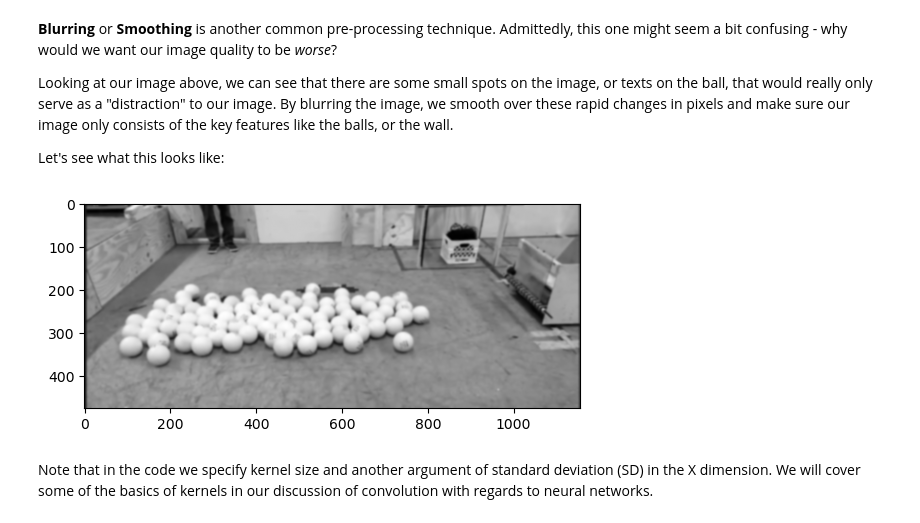
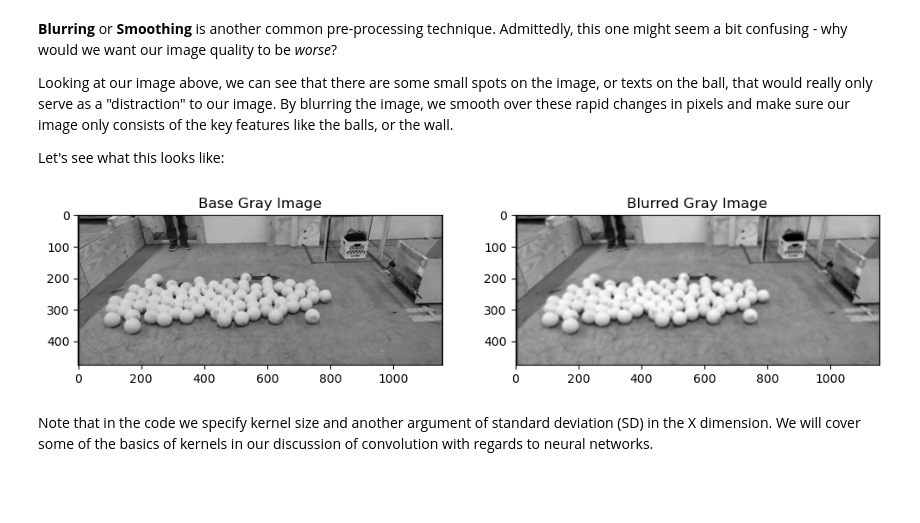
Before and after one commit to nickmelamed/mortorq_instruction, a Jupyter notebook: ml_resources/cv_primer/02-features.ipynb, the cells around one changed output. Saved outputs shown, nothing was run; the diff lists cells and outputs as text; code cells hidden in the pictures; blank space fills up the shorter version.

Commit message:
finished contrast, added side-by-side plots

```diff
--- a/ml_resources/cv_primer/02-features.ipynb
+++ b/ml_resources/cv_primer/02-features.ipynb
@@ -61,11 +61,20 @@ Let's see what this looks like:
 # %%
 # apply the blur to the image
 img_blurred = cv2.GaussianBlur(img_grayscale, (11, 11), 0) # (11, 11) denotes kernel size, 0 is automatic SD detection
 
-plt.imshow(img_blurred, cmap = 'gray')
+# plot basic gray vs. blurred image
+
+fig, ax = plt.subplots(nrows=1, ncols=2, figsize=(12, 8))
+
+ax[0].imshow(img_grayscale, cmap = 'gray')
+ax[0].set_title('Base Gray Image')
+
+ax[1].imshow(img_blurred, cmap = 'gray')
+ax[1].set_title('Blurred Gray Image')
+
 plt.show()
 # %% [output]
-[figure, old version]
+[figure, new version]
 # %% [markdown]
 Note that in the code we specify kernel size and another argument of standard deviation (SD) in the X dimension. We will cover some of the basics of kernels in our discussion of convolution with regards to neural networks.
 # %% [markdown]
```
Also changed, not shown: parts of 9 cells of this notebook.
